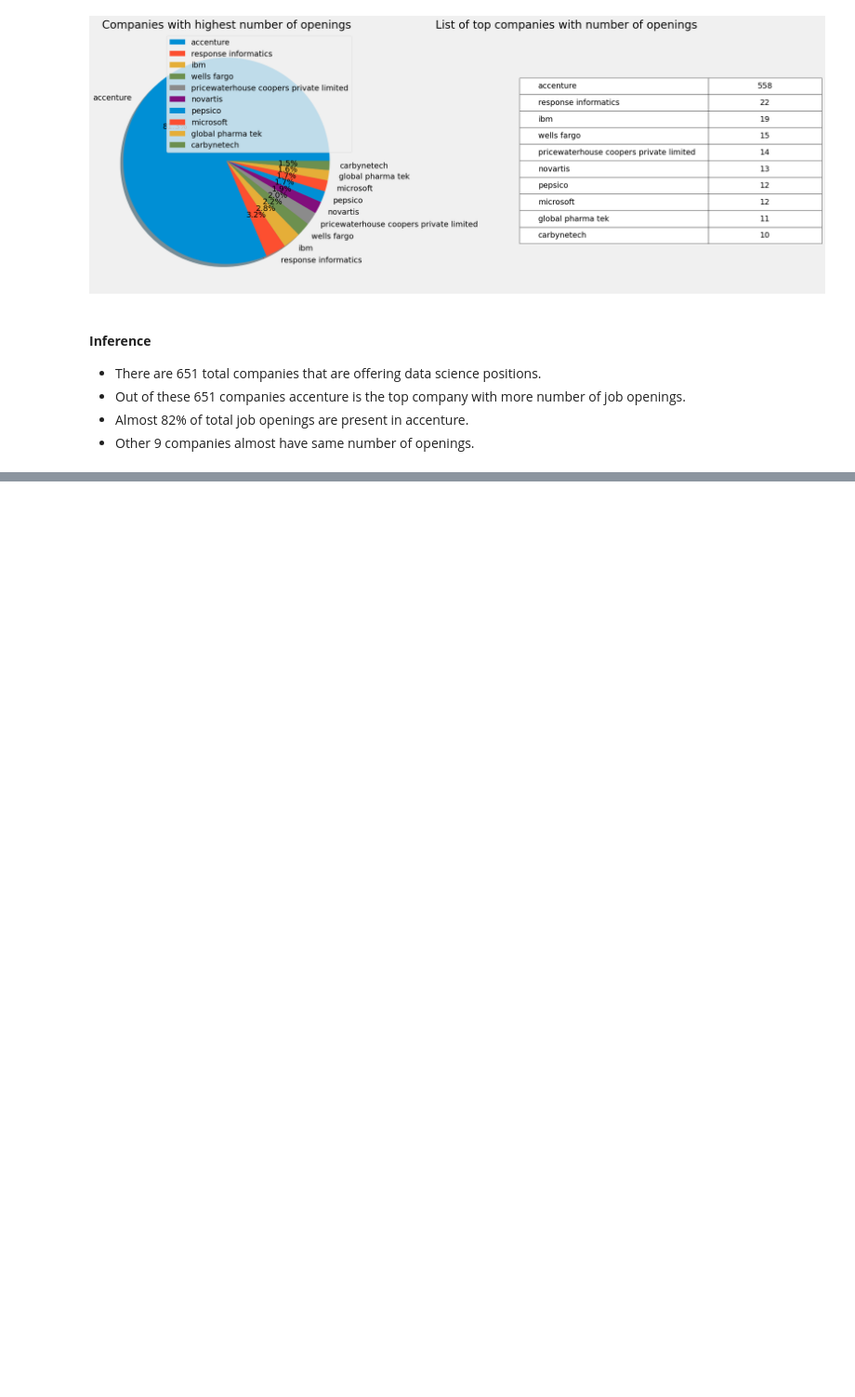
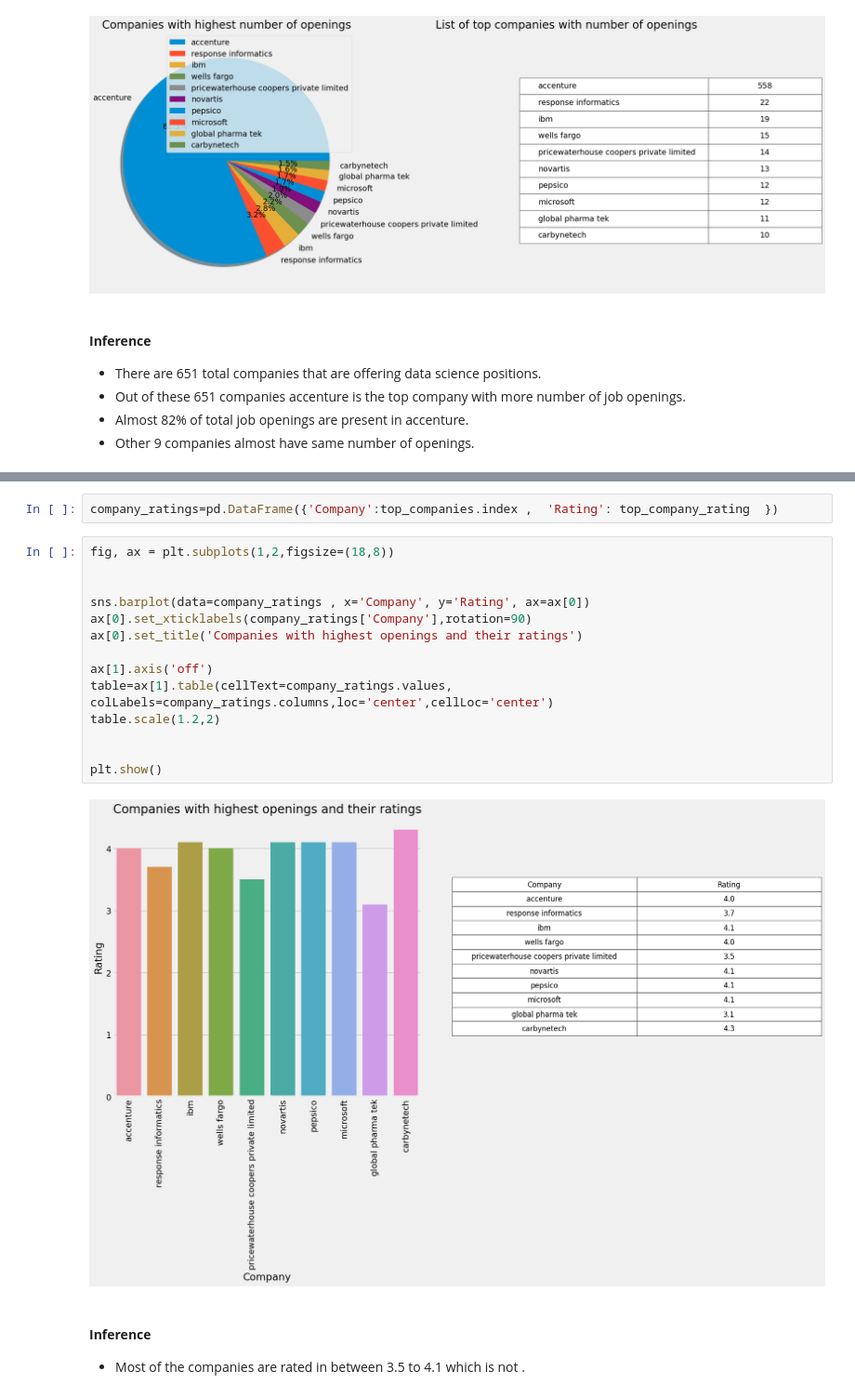
Before and after one commit to Lavanyasuc31/Data_Science_Jobs_Analysis, a Jupyter notebook: Naukri.ipynb, the cells around one changed output, grey strips where cells are left out. Shown at 93% size. Drawn from its saved outputs; the diff is of its cells as text; blank space fills up the shorter version.

```diff
--- a/Naukri.ipynb
+++ b/Naukri.ipynb
@@ -888,0 +845,22 @@ table.scale(0.6,1.4)
+# %%
+company_ratings=pd.DataFrame({'Company':top_companies.index ,  'Rating': top_company_rating  })
+# %%
+fig, ax = plt.subplots(1,2,figsize=(18,8))
+
+
+sns.barplot(data=company_ratings , x='Company', y='Rating', ax=ax[0])
+ax[0].set_xticklabels(company_ratings['Company'],rotation=90)
+ax[0].set_title('Companies with highest openings and their ratings')
+
+ax[1].axis('off')
+table=ax[1].table(cellText=company_ratings.values, colLabels=company_ratings.columns,loc='center',cellLoc='center')
+table.scale(1.2,2)
+
+
+plt.show()
+# %% [output]
+[figure, added]
+# %% [markdown]
+#### **Inference**
+
+-  Most of the companies are rated in between 3.5 to 4.1 which is not .
```
Also changed, not shown: parts of 36 cells of this notebook.
